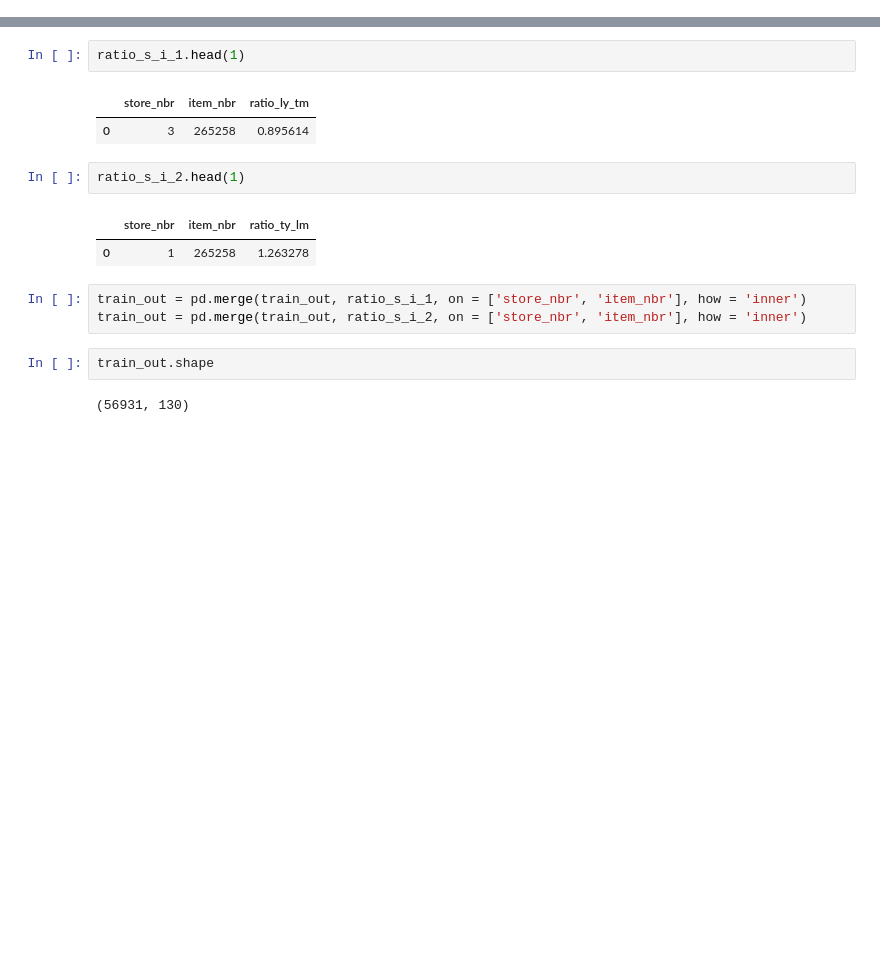
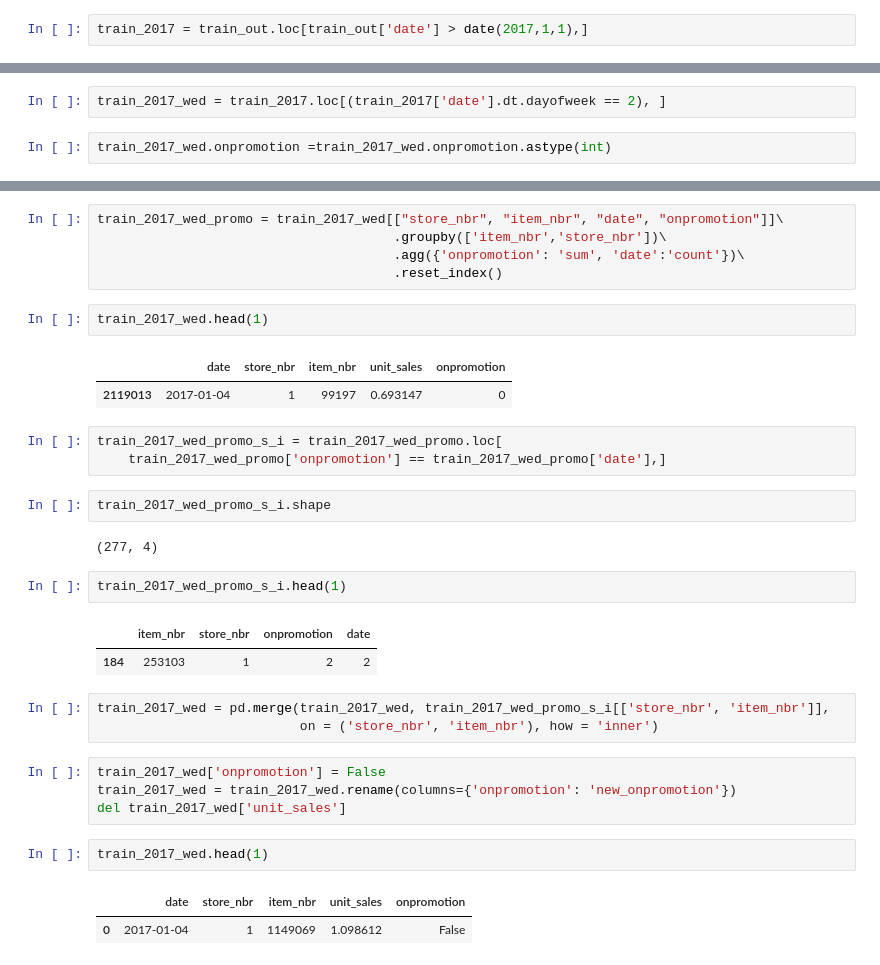
Before and after one commit to PZ11/kagglegrocery, a Jupyter notebook: jupyter/debug_temp.ipynb, the cells around one changed output, grey strips where cells are left out. Cells and saved outputs as stored; diff of their text form; blank space fills up the shorter version.

Commit message:
T300_ModifyPromoFlag_WedRepeased_Store_Items

```diff
--- a/jupyter/debug_temp.ipynb
+++ b/jupyter/debug_temp.ipynb
@@ -18,0 +223,2 @@ ratio_s_i_2 = pd.read_csv('../input/2017_ratio_02.csv')
+# %%
+train_2017 = train_out.loc[train_out['date'] > date(2017,1,1),]
@@ -18,0 +229,4 @@ ratio_s_i_2 = pd.read_csv('../input/2017_ratio_02.csv')
+# %%
+train_2017_wed = train_2017.loc[(train_2017['date'].dt.dayofweek == 2), ]
+# %%
+train_2017_wed.onpromotion =train_2017_wed.onpromotion.astype(int)
@@ -19,17 +249,34 @@ ratio_s_i_2 = pd.read_csv('../input/2017_ratio_02.csv')
+# %%
+train_2017_wed_promo = train_2017_wed[["store_nbr", "item_nbr", "date", "onpromotion"]]\
+                                      .groupby(['item_nbr','store_nbr'])\
+                                      .agg({'onpromotion': 'sum', 'date':'count'})\
+                                      .reset_index()
 # %%
-ratio_s_i_1.head(1)
+train_2017_wed.head(1)
 # %% [output]
-|  | store_nbr | item_nbr | ratio_ly_tm |
-| 0 | 3 | 265258 | 0.895614 |
+|  | date | store_nbr | item_nbr | unit_sales | onpromotion |
+| 2119013 | 2017-01-04 | 1 | 99197 | 0.693147 | 0 |
+# %%
+train_2017_wed_promo_s_i = train_2017_wed_promo.loc[
+    train_2017_wed_promo['onpromotion'] == train_2017_wed_promo['date'],]
+# %%
+train_2017_wed_promo_s_i.shape
+# %% [output]
+(277, 4)
 # %%
-ratio_s_i_2.head(1)
+train_2017_wed_promo_s_i.head(1)
 # %% [output]
-|  | store_nbr | item_nbr | ratio_ty_lm |
-| 0 | 1 | 265258 | 1.263278 |
+|  | item_nbr | store_nbr | onpromotion | date |
+| 184 | 253103 | 1 | 2 | 2 |
-# %%
-train_out = pd.merge(train_out, ratio_s_i_1, on = ['store_nbr', 'item_nbr'], how = 'inner')
-train_out = pd.merge(train_out, ratio_s_i_2, on = ['store_nbr', 'item_nbr'], how = 'inner')
-# %%
-train_out.shape
-# %% [output]
-(56931, 130)
+# %%
+train_2017_wed = pd.merge(train_2017_wed, train_2017_wed_promo_s_i[['store_nbr', 'item_nbr']],
+                          on = ('store_nbr', 'item_nbr'), how = 'inner')
+# %%
+train_2017_wed['onpromotion'] = False
+train_2017_wed = train_2017_wed.rename(columns={'onpromotion': 'new_onpromotion'})
+del train_2017_wed['unit_sales']
+# %%
+train_2017_wed.head(1)
+# %% [output]
+|  | date | store_nbr | item_nbr | unit_sales | onpromotion |
+| 0 | 2017-01-04 | 1 | 1149069 | 1.098612 | False |
```
Also changed, not shown: parts of 38 cells of this notebook, 4 other files.
